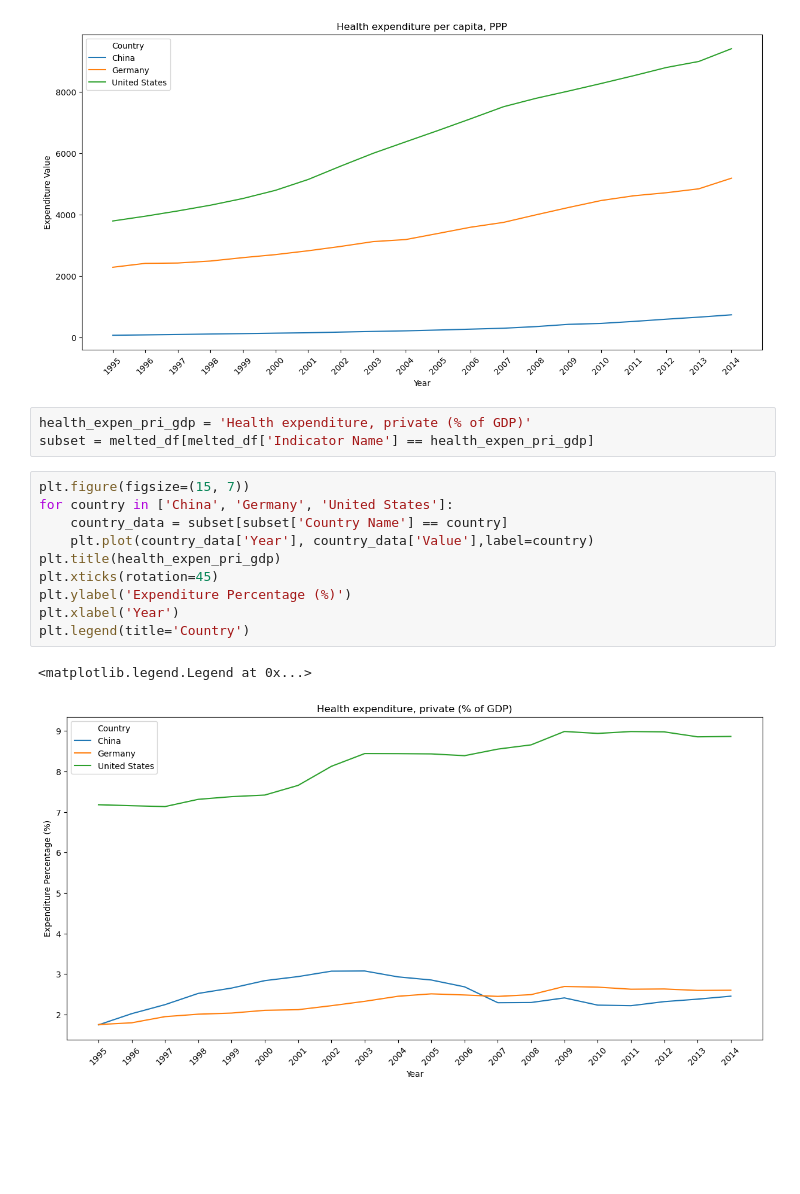
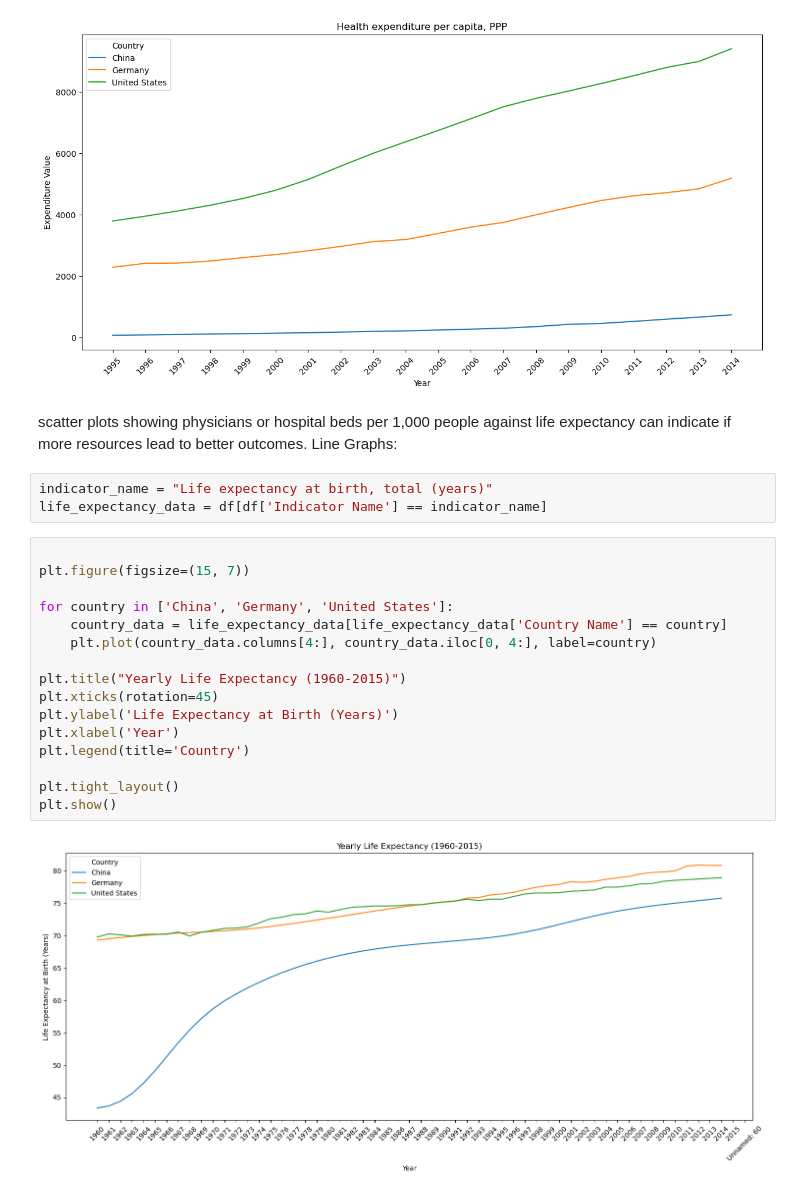
Before and after one commit to BenHallinan/eda_casestudy, a Jupyter notebook: health_brandon.ipynb, the cells around one changed output. Saved outputs shown, nothing was run; the diff lists cells and outputs as text; blank space fills up the shorter version.

Commit message:
added life expendency line graph

```diff
--- a/health_brandon.ipynb
+++ b/health_brandon.ipynb
@@ -73,19 +112,27 @@ plt.xlabel('Year')
 plt.show()
 # %% [output]
 [figure]
-# %%
-health_expen_pri_gdp = 'Health expenditure, private (% of GDP)'
-subset = melted_df[melted_df['Indicator Name'] == health_expen_pri_gdp]
+# %% [markdown]
+ scatter plots showing physicians or hospital beds per 1,000 people against life expectancy can indicate if more resources lead to better outcomes.
+Line Graphs:
+# %%
+indicator_name = "Life expectancy at birth, total (years)"
+life_expectancy_data = df[df['Indicator Name'] == indicator_name]
 # %%
+
 plt.figure(figsize=(15, 7))
+
 for country in ['China', 'Germany', 'United States']:
-    country_data = subset[subset['Country Name'] == country]
-    plt.plot(country_data['Year'], country_data['Value'],label=country)
-plt.title(health_expen_pri_gdp)
+    country_data = life_expectancy_data[life_expectancy_data['Country Name'] == country]
+    plt.plot(country_data.columns[4:], country_data.iloc[0, 4:], label=country)
+
+plt.title("Yearly Life Expectancy (1960-2015)")
 plt.xticks(rotation=45)
-plt.ylabel('Expenditure Percentage (%)')
+plt.ylabel('Life Expectancy at Birth (Years)')
 plt.xlabel('Year')
 plt.legend(title='Country')
+
+plt.tight_layout()
+plt.show()
 # %% [output]
-<matplotlib.legend.Legend at 0x...>
-[figure, old version]
+[figure, new version]
```
Also changed, not shown: parts of 2 cells of this notebook, 2 other files.
